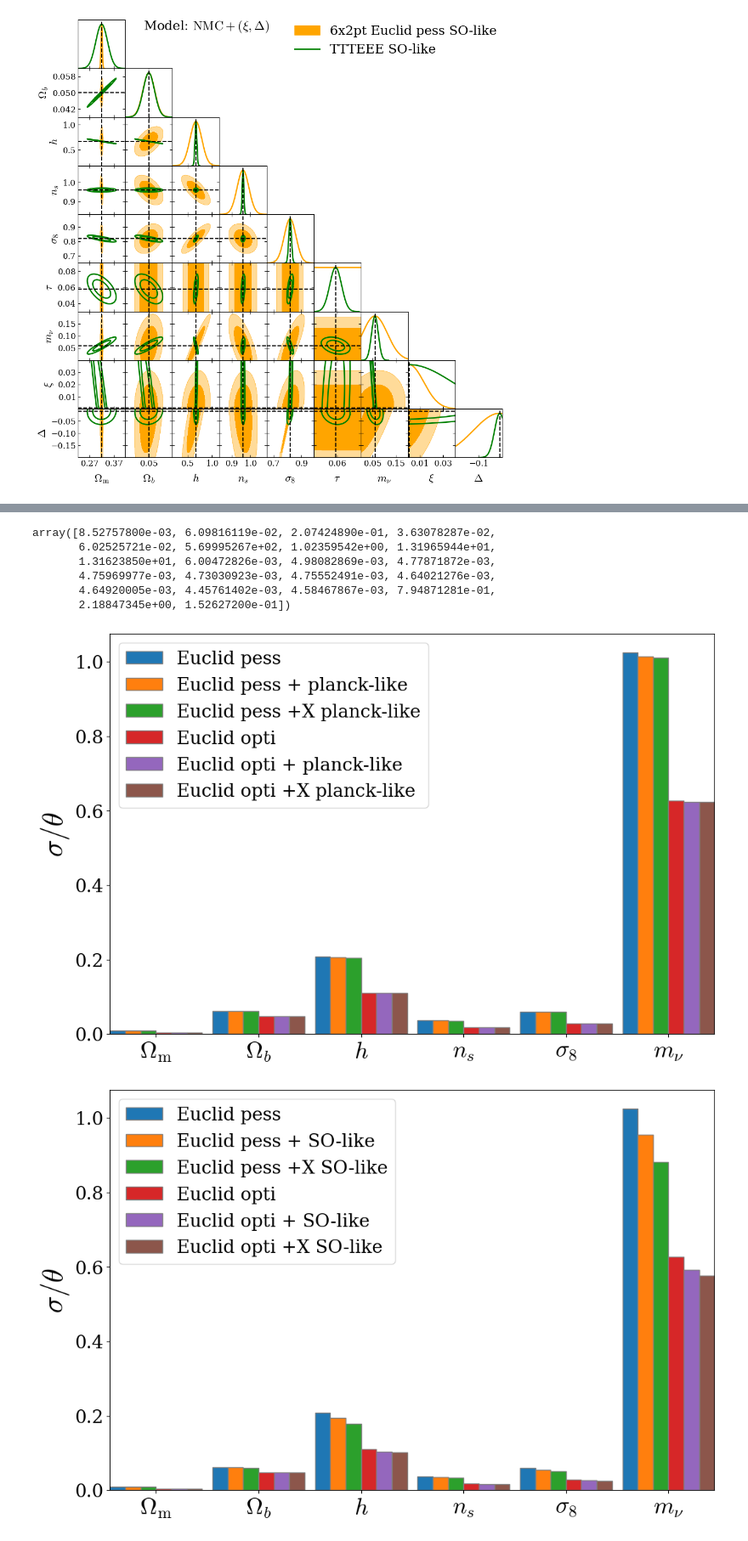
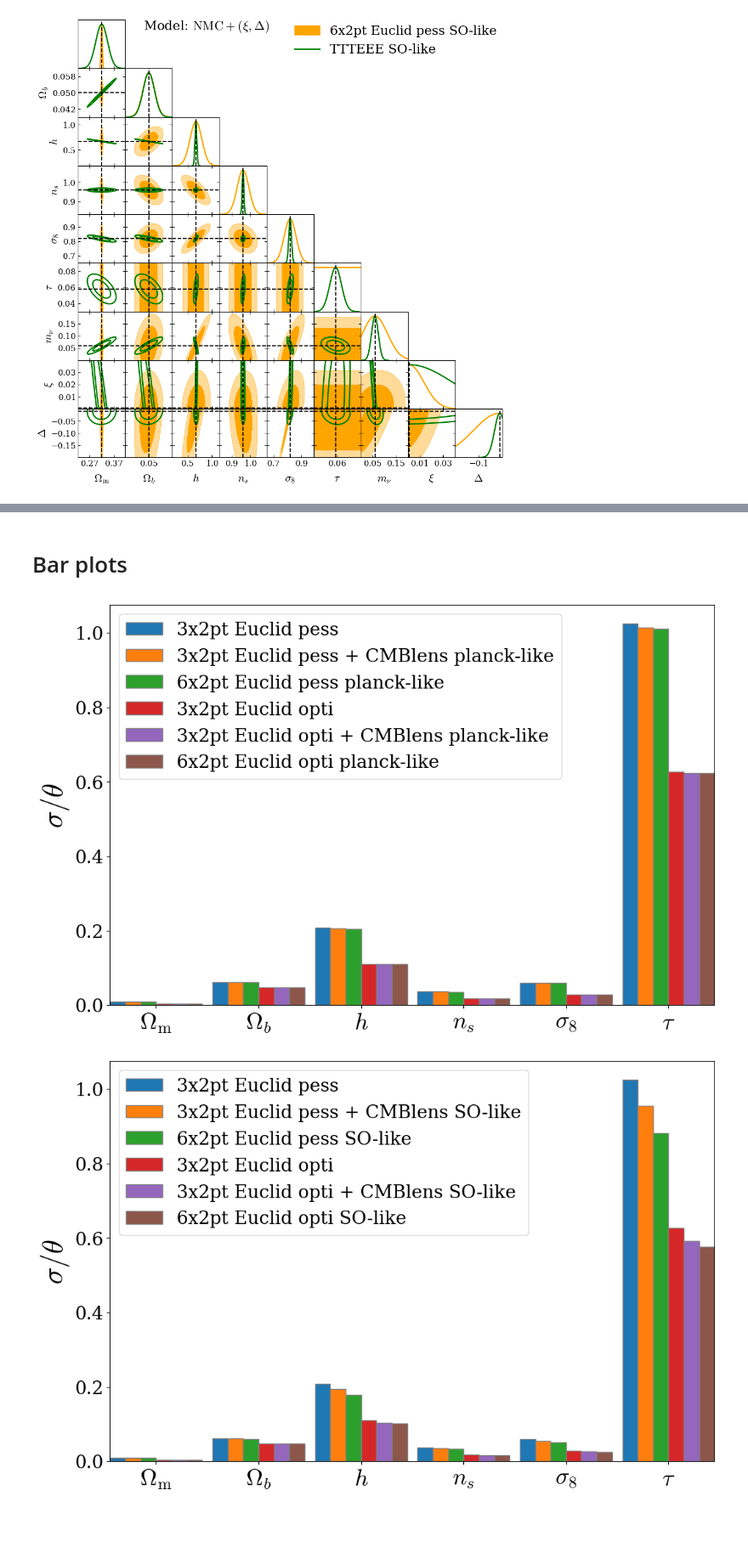
Before and after one commit to Ferrangelo/sfishx_utils, a Jupyter notebook: examples/test_utils.ipynb, the cells around one changed output, grey strips where cells are left out. Shown at 85% size. Saved outputs shown, nothing was run; the diff lists cells and outputs as text; code cells hidden in the pictures.

```diff
--- a/examples/test_utils.ipynb
+++ b/examples/test_utils.ipynb
@@ -612,36 +606,37 @@ array([8.52757800e-03, 6.09816119e-02, 2.07424890e-01, 3.63078287e-02,
-# %%
-Epess = euclid_alone(model, 'pess')
-Epess['prec']
-# %% [output]
-array([8.52757800e-03, 6.09816119e-02, 2.07424890e-01, 3.63078287e-02,
-       6.02525721e-02, 5.69995267e+02, 1.02359542e+00, 1.31965944e+01,
-       1.31623850e+01, 6.00472826e-03, 4.98082869e-03, 4.77871872e-03,
-       4.75969977e-03, 4.73030923e-03, 4.75552491e-03, 4.64021276e-03,
-       4.64920005e-03, 4.45761402e-03, 4.58467867e-03, 7.94871281e-01,
-       2.18847345e+00, 1.52627200e-01])
+# %% [markdown]
+# Bar plots
 # %%
-labels_nmcxp_Delta = [
-r"\Omega_{\rm m}", r"\Omega_{ b}", r"h", r"n_s", r"\sigma_8", r"m_{\nu}", r"\gamma", r"\Delta",
+fish_folder = '/media/veracrypt1/work_archives/archives/Code/CMBXC/forecast/cmbx_forecasts_outputs/fishers/mnu/nmcxp_Delta'
+model_name = 'NMCxpDelta'
+
+fiducial = {'om': 0.32, 'ob': 0.05, 'h': 0.67, 'ns': 0.96, 'sigma8': 0.8193398040580867, 'tau': 0.058,
+    'mnu': 0.06, 'gamma_IG': 1.e-03, 'Delta': -1.e-02,
+    'b1':1.0997727037892875, 'b2':1.220245876862528, 'b3':1.2723993083933989, 'b4':1.316624471897739,
+    'b5':1.35812370570578,'b6':1.3998214171814918, 'b7':1.4446452851824907, 'b8':1.4964959071110084,
+    'b9':1.5652475842498528, 'b10':1.7429859437184225,
+    'aIA':1.72, 'eIA':-0.41, 'bIA':2.17,
+}
+
+labels = [
+r"\Omega_{\rm m}", r"\Omega_{ b}", r"h", r"n_s", r"\sigma_8", r"\tau", r"m_{\nu}", r"\xi", r"\Delta",
 r"b_1", r"b_2", r"b_3", r"b_4", r"b_5", r"b_6", r"b_7", r"b_8", r"b_9", r"b_{10}",
 #r"s_1", r"s_2", r"s_3", r"s_4", r"s_5", r"s_6", r"s_7", r"s_8", r"s_9", r"s_{10}",
 r"a_{\rm IA}", r"e_{\rm IA}", r"b_{\rm IA}"
-       ]
+]
 
-labels_nmcxp_Delta_tex = [
-r"$\Omega_{\rm m}$", r"$\Omega_{ b}$", r"$h$", r"$n_s$", r"$\sigma_8$", r"$m_{ \nu}$", r"$\gamma$", r"$\Delta$",
+labels_tex = [
+r"$\Omega_{\rm m}$", r"$\Omega_{ b}$", r"$h$", r"$n_s$", r"$\sigma_8$", r"$\tau$", r"$m_{\nu}$", r"$\xi$", r"$\Delta$",
 r"$b_1$", r"$b_2$", r"$b_3$", r"$b_4$", r"$b_5$", r"$b_6$", r"$b_7$", r"$b_8$", r"$b_9$", r"$b_{10}$",
 #r"$s_1$", r"$s_2$", r"$s_3$", r"$s_4$", r"$s_5$", r"$s_6$", r"$s_7$", r"$s_8$", r"$s_9$", r"$s_{10}$",
 r"$a_{\rm IA}$", r"$e_{\rm IA}$", r"$b_{\rm IA}$"
 ]
-import numpy as np
-import matplotlib.pyplot as plt
+fut = sut.Fish_utils(fish_folder, model_name, fiducial, labels, stephane = False)
+
 #import seaborn as sns
 #sns.set_theme()
 
-model = set_model('nmcxpDelta')
-
-labs = labels_nmcxp_Delta_tex[:5]
-labs.append(labels_nmcxp_Delta_tex[6:])
+labs = labels[:5]
+labs.append(labels[6:])
 
 Especs = ['pess', 'opti']
 cmbexp = ['planck', 'SO', 'S4']
@@ -649,12 +644,12 @@ cmbexp = ['planck', 'SO', 'S4']
 probes = 'phionly'
 
 for cmb in cmbexp:
-    Epess = euclid_alone(model, 'pess')
-    Eopti = euclid_alone(model, 'opti')
-    Ep_p_cmb = euclid_cmb(model, 'pess', cmb, 'p', probes)
-    Eo_p_cmb = euclid_cmb(model, 'opti', cmb, 'p', probes)
-    Ep_c_cmb = euclid_cmb(model, 'pess', cmb, 'c', probes)
-    Eo_c_cmb = euclid_cmb(model, 'opti', cmb, 'c', probes)
+    Epess = fut.get_E('pess')
+    Eopti = fut.get_E('opti')
+    Ep_p_cmb = fut.get_Ecmb('pess', cmb, 'p', probes)
+    Eo_p_cmb = fut.get_Ecmb('opti', cmb, 'p', probes)
+    Ep_c_cmb = fut.get_Ecmb('pess', cmb, 'c', probes)
+    Eo_c_cmb = fut.get_Ecmb('opti', cmb, 'c', probes)
 
     # set width of bar
     barWidth = 0.15
@@ -680,34 +675,34 @@ for cmb in cmbexp:
             edgecolor ='grey', label = Epess['label'])
     plt.bar(br2, Ep_p_cmb['prec'][np.r_[:5, 6:7]], #color ='g',
             width = barWidth,
             edgecolor ='grey', label = Ep_p_cmb['label'])
     plt.bar(br3, Ep_c_cmb['prec'][np.r_[:5, 6:7]], #color ='b',
             width = barWidth,
             edgecolor ='grey', label = Ep_c_cmb['label'])
 
     plt.bar(br4, Eopti['prec'][np.r_[:5, 6:7]], #color ='r',
             width = barWidth,
             edgecolor ='grey', label = Eopti['label'])
     plt.bar(br5, Eo_p_cmb['prec'][np.r_[:5, 6:7]], #color ='g',
             width = barWidth,
             edgecolor ='grey', label = Eo_p_cmb['label'])
     plt.bar(br6, Eo_c_cmb['prec'][np.r_[:5, 6:7]], #color ='b',
             width = barWidth,
             edgecolor ='grey', label = Eo_c_cmb['label'])
 
     # Adding Xticks
     #plt.xlabel(r'$\sigma/\theta$', fontweight ='bold', fontsize = 15)
     plt.ylabel(r'$\sigma/\theta$', fontweight ='bold', fontsize = 32)
     plt.xticks([r + 2.5 * barWidth for r in range(len(Epess['prec'][:6]))],
-            labels_nmcxp_Delta_tex[:6], fontsize = 26)
+            labels_tex[:6], fontsize = 26)
 
     #plt.xticks([r + barWidth for r in range(len(IT))],
     #        ['2015', '2016', '2017', '2018', '2019'])
     plt.yticks(fontsize=20)
     plt.legend(fontsize = 20)
 
     #plt.savefig(figs_folder + model['model'] + '_bars_cosmo_E_' + '_'.join(Especs) + '_pc_' + cmb + '.png', bbox_inches = 'tight')
-    plt.savefig(figs_folder + 'phionly/' + model['model'] + '_bars_cosmo_E_' + '_'.join(Especs) + '_pc_' + cmb + '.png', bbox_inches = 'tight')
+    #plt.savefig(figs_folder + 'phionly/' + model['model'] + '_bars_cosmo_E_' + '_'.join(Especs) + '_pc_' + cmb + '.png', bbox_inches = 'tight')
 # %% [output]
-[figure, old version]
+[figure, new version]
-[figure, old version]
+[figure, new version]
```
Also changed, not shown: parts of 9 cells of this notebook.
